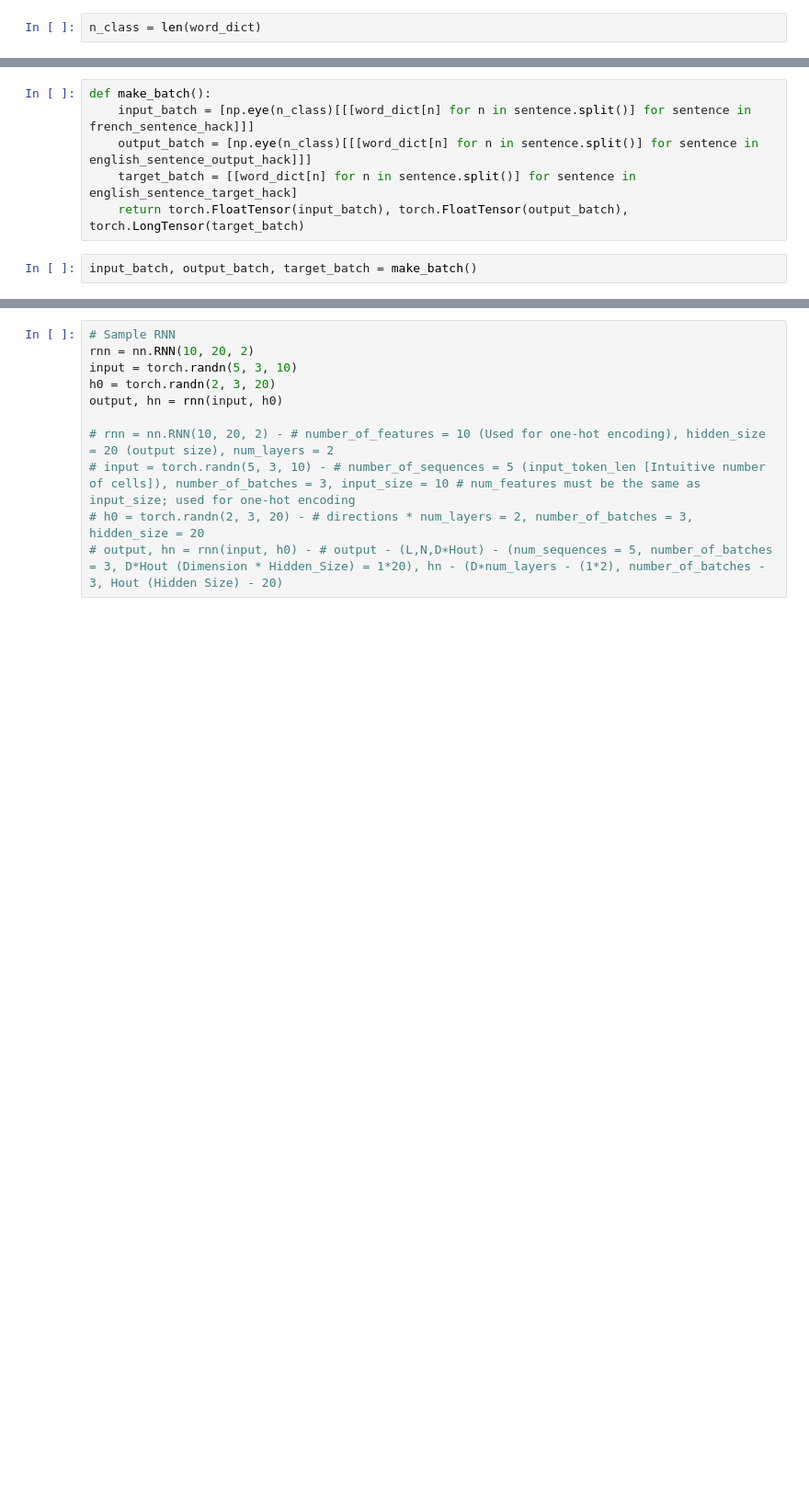
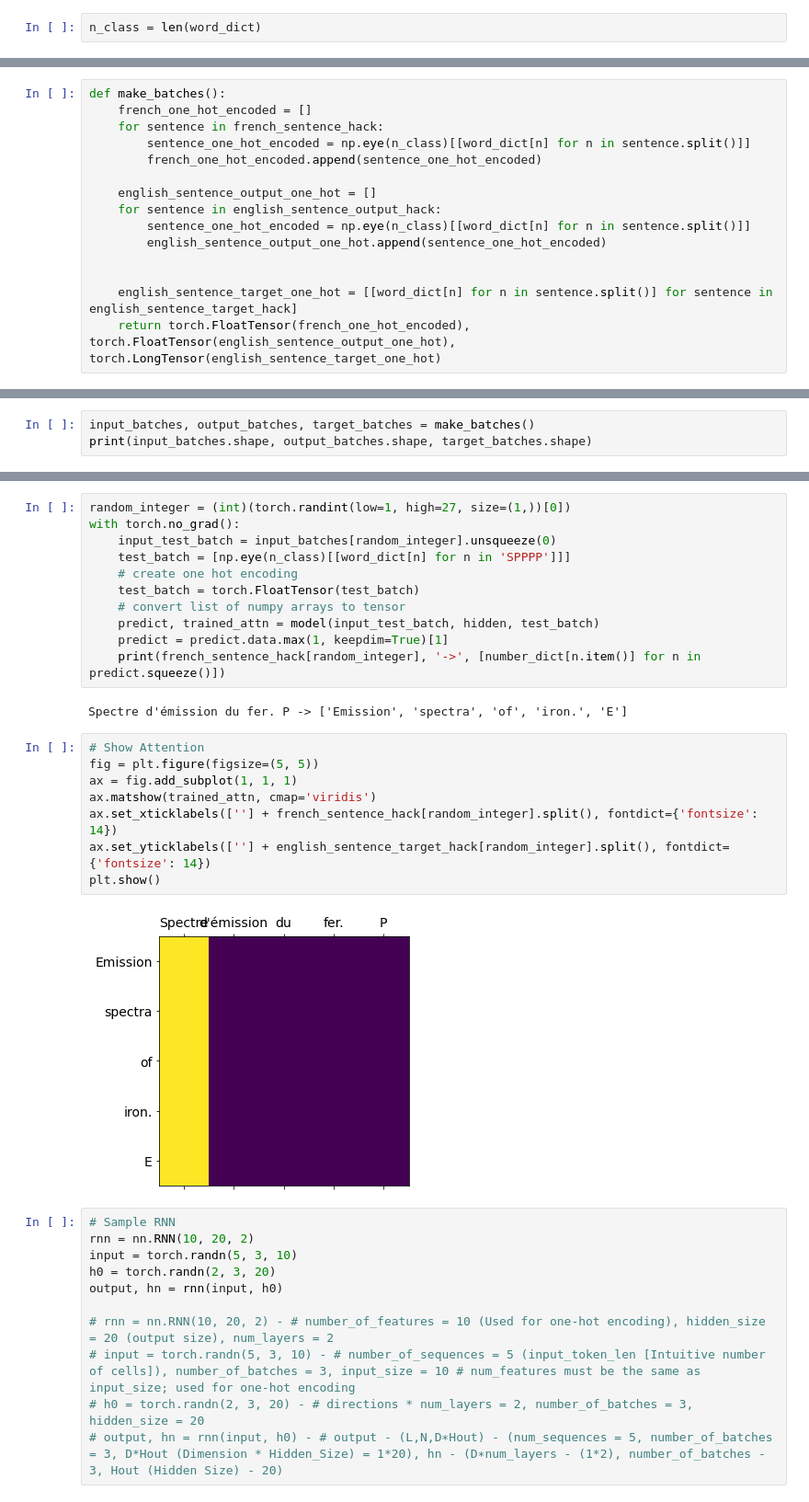
Before and after one commit to Karthik-Ragunath/Deep_Learning_Notebooks, a Jupyter notebook: Summarizer_Batch.ipynb, the cells around one changed output, grey strips where cells are left out. Shown at 92% size. Cells and saved outputs as stored; diff of their text form; blank space fills up the shorter version.

```diff
--- a/Summarizer_Batch.ipynb
+++ b/Summarizer_Batch.ipynb
@@ -299,8 +289,15 @@ def make_batch():
 # %%
-def make_batch():
-    input_batch = [np.eye(n_class)[[[word_dict[n] for n in sentence.split()] for sentence in french_sentence_hack]]]
-    output_batch = [np.eye(n_class)[[[word_dict[n] for n in sentence.split()] for sentence in english_sentence_output_hack]]]
-    target_batch = [[word_dict[n] for n in sentence.split()] for sentence in english_sentence_target_hack]
-    return torch.FloatTensor(input_batch), torch.FloatTensor(output_batch), torch.LongTensor(target_batch)
+def make_batches():
+    french_one_hot_encoded = []
+    for sentence in french_sentence_hack:
+        sentence_one_hot_encoded = np.eye(n_class)[[word_dict[n] for n in sentence.split()]]
+        french_one_hot_encoded.append(sentence_one_hot_encoded)
+
+    english_sentence_output_one_hot = []
+    for sentence in english_sentence_output_hack:
+        sentence_one_hot_encoded = np.eye(n_class)[[word_dict[n] for n in sentence.split()]]
+        english_sentence_output_one_hot.append(sentence_one_hot_encoded)
+
+
+    english_sentence_target_one_hot = [[word_dict[n] for n in sentence.split()] for sentence in english_sentence_target_hack]
+    return torch.FloatTensor(french_one_hot_encoded), torch.FloatTensor(english_sentence_output_one_hot), torch.LongTensor(english_sentence_target_one_hot)
-# %%
-input_batch, output_batch, target_batch = make_batch()
@@ -308,0 +304,3 @@ IndexError: ignored
+# %%
+input_batches, output_batches, target_batches = make_batches()
+print(input_batches.shape, output_batches.shape, target_batches.shape)
@@ -309,3 +369,26 @@ IndexError: ignored
+# %%
+random_integer = (int)(torch.randint(low=1, high=27, size=(1,))[0])
+with torch.no_grad():
+    input_test_batch = input_batches[random_integer].unsqueeze(0)
+    test_batch = [np.eye(n_class)[[word_dict[n] for n in 'SPPPP']]]
+    # create one hot encoding
+    test_batch = torch.FloatTensor(test_batch)
+    # convert list of numpy arrays to tensor
+    predict, trained_attn = model(input_test_batch, hidden, test_batch)
+    predict = predict.data.max(1, keepdim=True)[1]
+    print(french_sentence_hack[random_integer], '->', [number_dict[n.item()] for n in predict.squeeze()])
+# %% [output]
+Spectre d'émission du fer. P -> ['Emission', 'spectra', 'of', 'iron.', 'E']
+# %%
+# Show Attention
+fig = plt.figure(figsize=(5, 5))
+ax = fig.add_subplot(1, 1, 1)
+ax.matshow(trained_attn, cmap='viridis')
+ax.set_xticklabels([''] + french_sentence_hack[random_integer].split(), fontdict={'fontsize': 14})
+ax.set_yticklabels([''] + english_sentence_target_hack[random_integer].split(), fontdict={'fontsize': 14})
+plt.show()
+# %% [output]
+[figure, added]
 # %%
 # Sample RNN
 rnn = nn.RNN(10, 20, 2)
```
Also changed, not shown: parts of 11 cells of this notebook.
